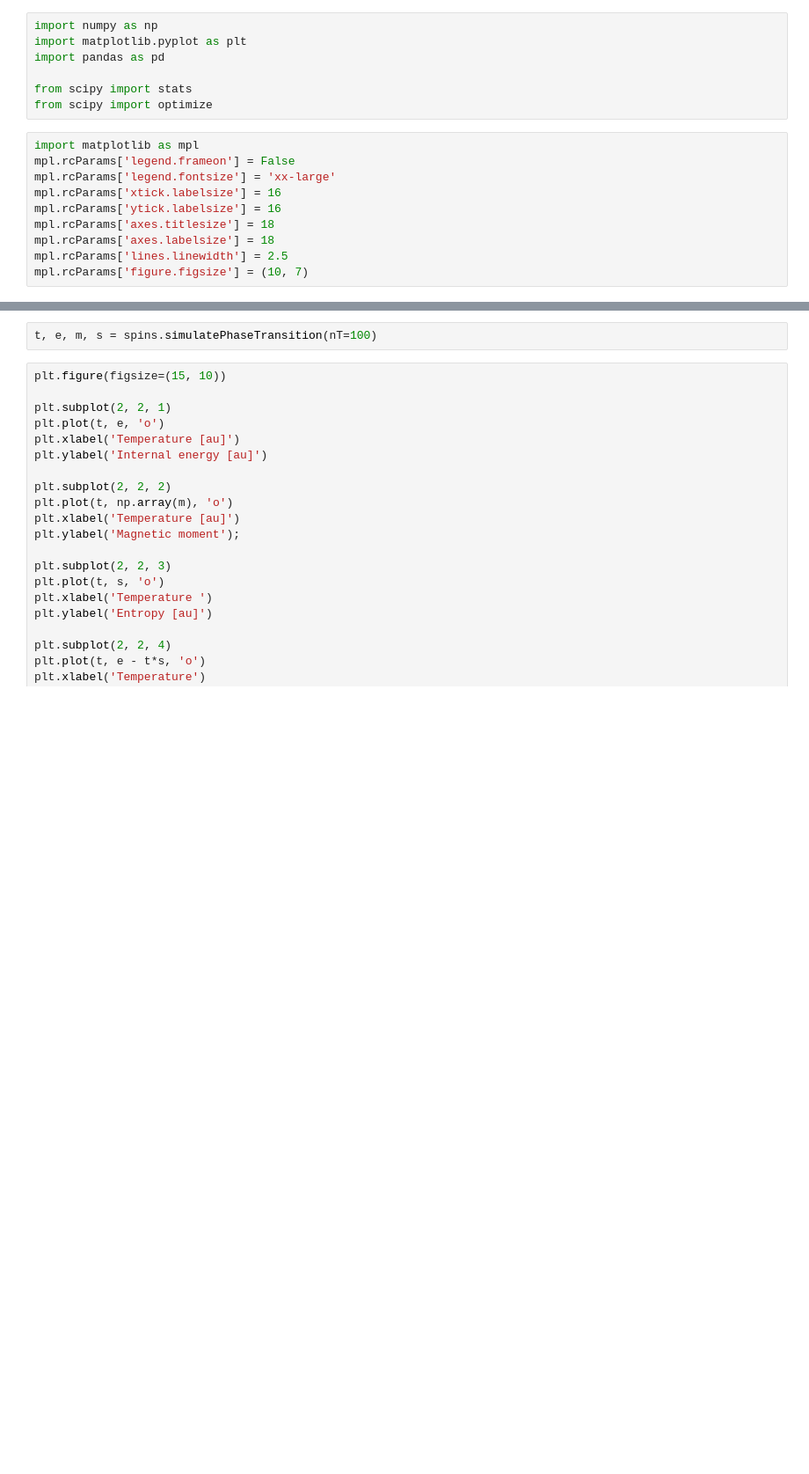
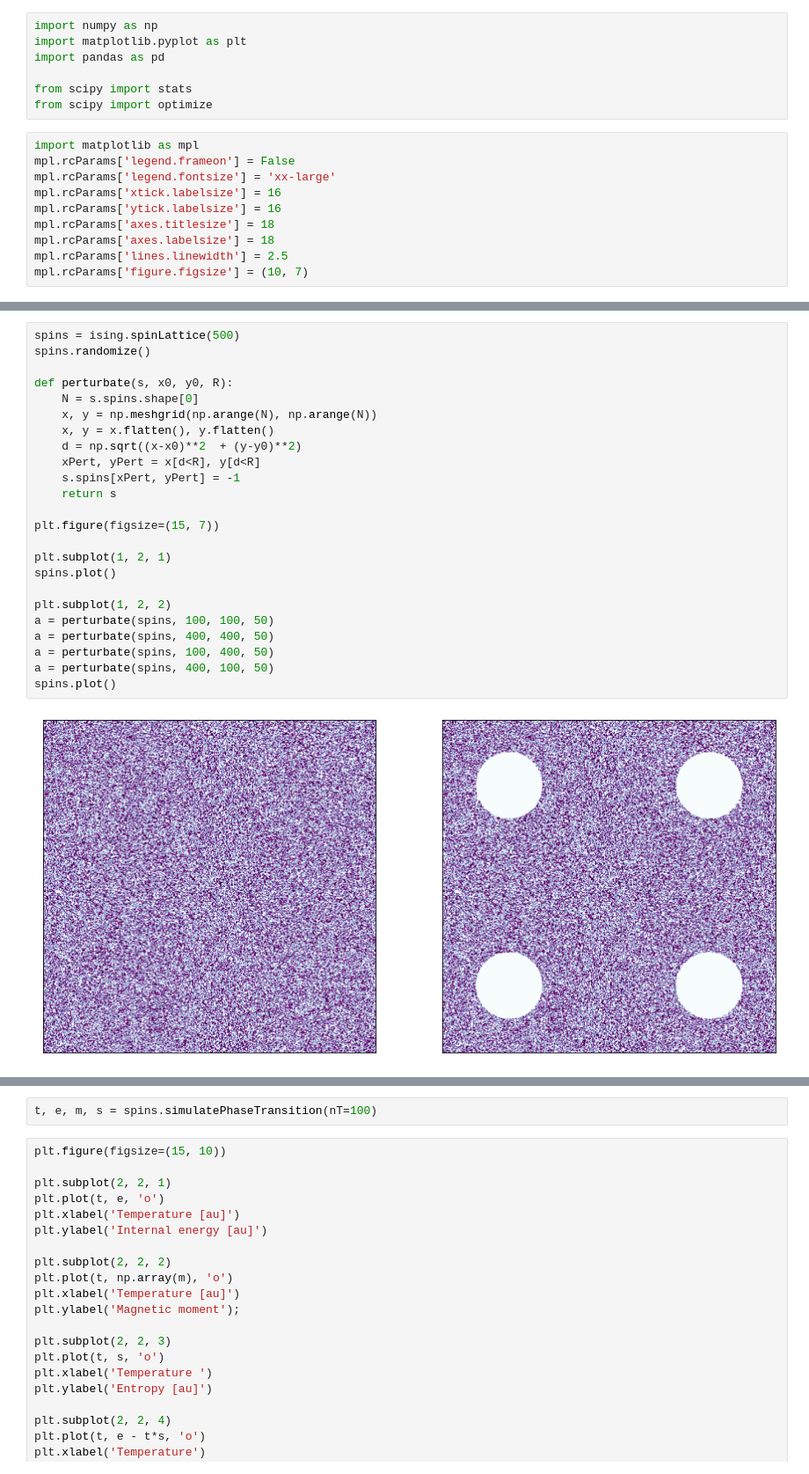
Before and after one commit to rmadar/isingmodel2d, a Jupyter notebook: IsingModel.ipynb, the cells around one changed output, grey strips where cells are left out. Shown at 88% size. Saved outputs shown, nothing was run; the diff lists cells and outputs as text; blank space fills up the shorter version.

```diff
--- a/IsingModel.ipynb
+++ b/IsingModel.ipynb
@@ -23,0 +24,26 @@ spins.plot()
+# %%
+spins = ising.spinLattice(500)
+spins.randomize()
+
+def perturbate(s, x0, y0, R):
+    N = s.spins.shape[0]
+    x, y = np.meshgrid(np.arange(N), np.arange(N))
+    x, y = x.flatten(), y.flatten()
+    d = np.sqrt((x-x0)**2  + (y-y0)**2)
+    xPert, yPert = x[d<R], y[d<R]
+    s.spins[xPert, yPert] = -1
+    return s
+
+plt.figure(figsize=(15, 7))
+
+plt.subplot(1, 2, 1)
+spins.plot()
+
+plt.subplot(1, 2, 2)
+a = perturbate(spins, 100, 100, 50)
+a = perturbate(spins, 400, 400, 50)
+a = perturbate(spins, 100, 400, 50)
+a = perturbate(spins, 400, 100, 50)
+spins.plot()
+# %% [output]
+[figure, added]
```
Also changed, not shown: parts of 8 cells of this notebook, 1 other file.
